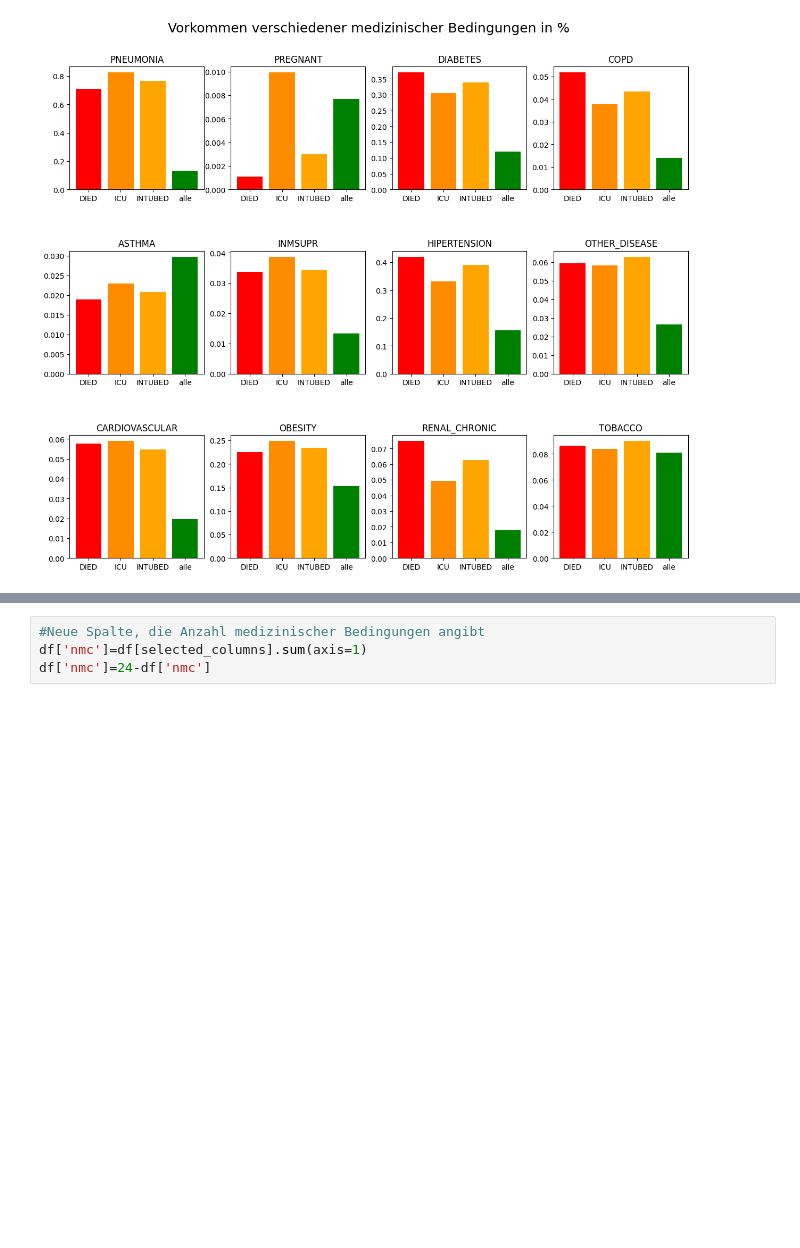
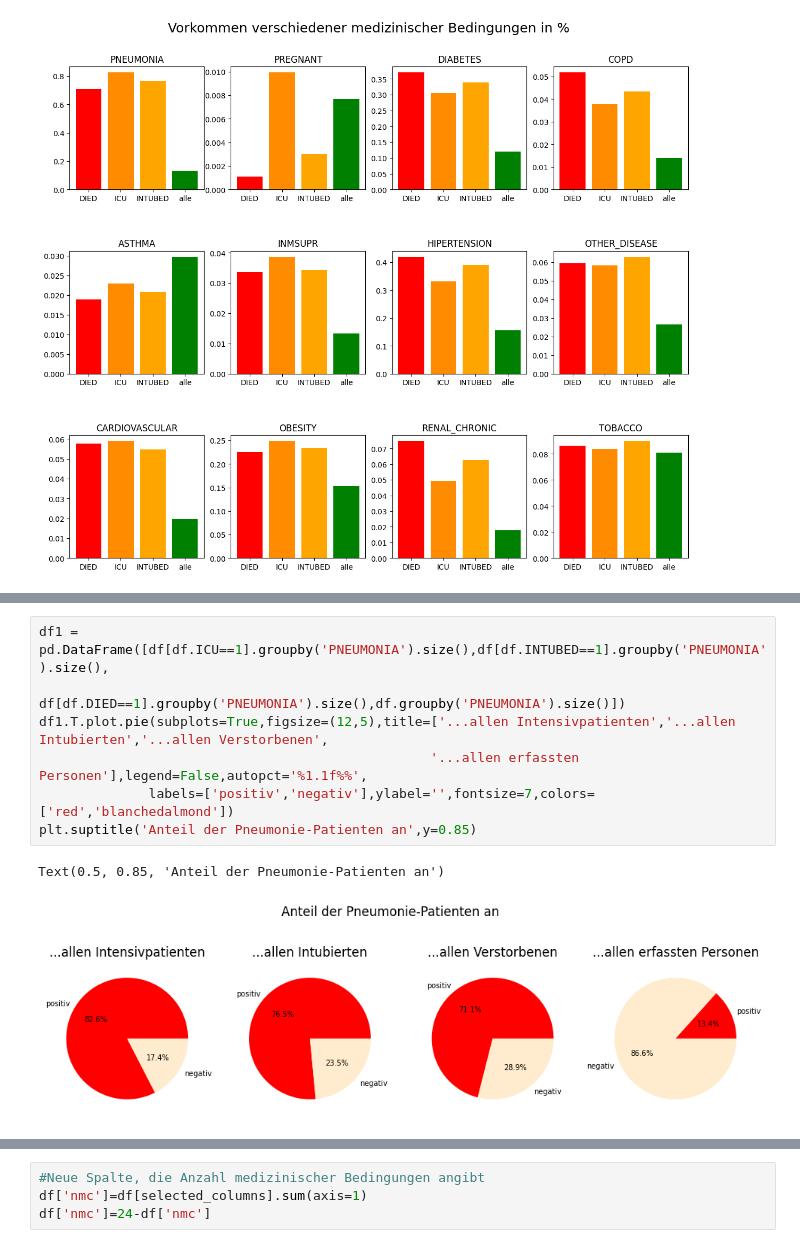
Before and after one commit to roink/covid-19-risiko-erkennung, a Jupyter notebook: notebooks/1.05-CK-Exploration.ipynb, the cells around one changed output, grey strips where cells are left out. Drawn from its saved outputs; the diff is of its cells as text; blank space fills up the shorter version.

```diff
--- a/notebooks/1.05-CK-Exploration.ipynb
+++ b/notebooks/1.05-CK-Exploration.ipynb
@@ -161,0 +202,10 @@ plt.show()
+# %%
+df1 = pd.DataFrame([df[df.ICU==1].groupby('PNEUMONIA').size(),df[df.INTUBED==1].groupby('PNEUMONIA').size(),
+                    df[df.DIED==1].groupby('PNEUMONIA').size(),df.groupby('PNEUMONIA').size()])
+df1.T.plot.pie(subplots=True,figsize=(12,5),title=['...allen Intensivpatienten','...allen Intubierten','...allen Verstorbenen',
+                                                  '...allen erfassten Personen'],legend=False,autopct='%1.1f%%',
+              labels=['positiv','negativ'],ylabel='',fontsize=7,colors=['red','blanchedalmond'])
+plt.suptitle('Anteil der Pneumonie-Patienten an',y=0.85)
+# %% [output]
+Text(0.5, 0.85, 'Anteil der Pneumonie-Patienten an')
+[figure, added]
```
Also changed, not shown: parts of 3 cells of this notebook.
